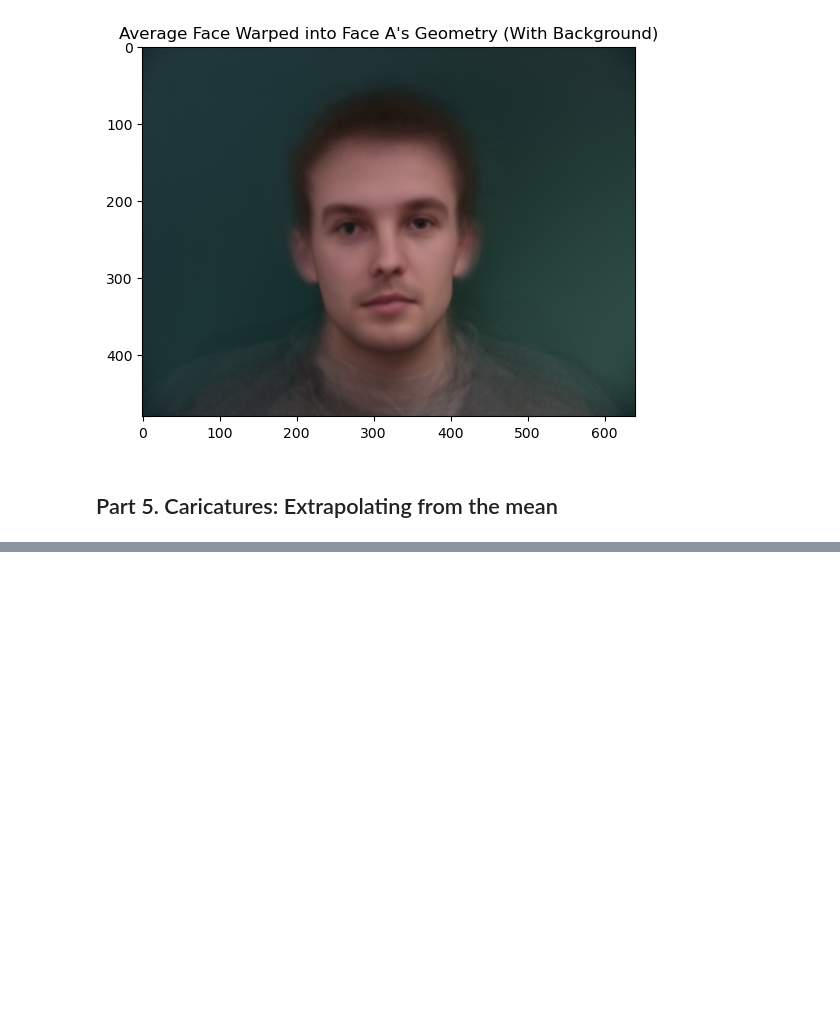
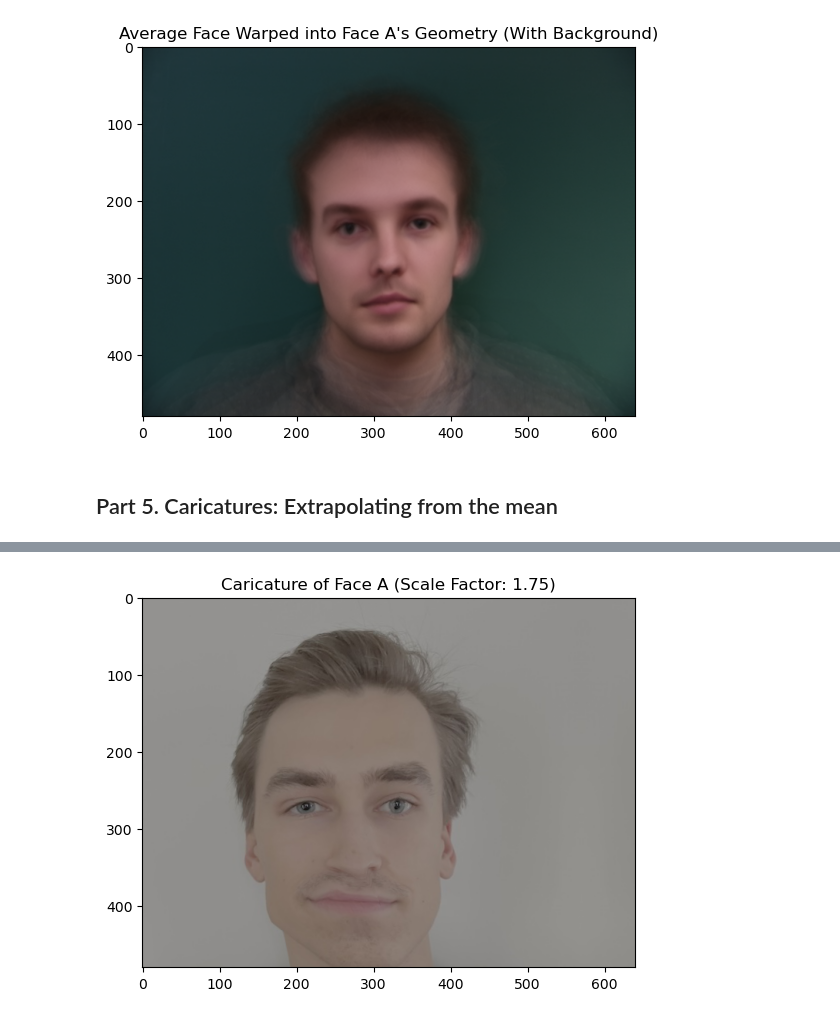
Before and after one commit to filipbagen/cs-180, a Jupyter notebook: p3-face-morphing/code/main.ipynb, the cells around one changed output, grey strips where cells are left out. Drawn from its saved outputs; the diff is of its cells as text; code cells hidden in the pictures; blank space fills up the shorter version.

```diff
--- a/p3-face-morphing/code/main.ipynb
+++ b/p3-face-morphing/code/main.ipynb
@@ -659,0 +737,15 @@ plt.show()
+# %%
+# Adjust the warp_face_to_caricature function to match the correct number of arguments
+def warp_face_to_caricature(img, face_landmarks, caricature_landmarks, img_shape):
+    # Morph face_a to the caricature shape (no need for warp_frac and dissolve_frac if not needed)
+    return morph_to_average_shape_with_background(img, face_landmarks, caricature_landmarks, img_shape)
+
+# Perform the warping for the caricature using corrected function call
+caricature_image = warp_face_to_caricature(face_a, normalized_landmarks[0], caricature_landmarks, images[0].shape)
+
+# Display the caricature image
+plt.imshow(cv2.cvtColor(caricature_image, cv2.COLOR_BGR2RGB))
+plt.title(f'Caricature of Face A (Scale Factor: {scale_factor})')
+plt.show()
+# %% [output]
+[figure, added]
```
Also changed, not shown: parts of 2 cells of this notebook.
